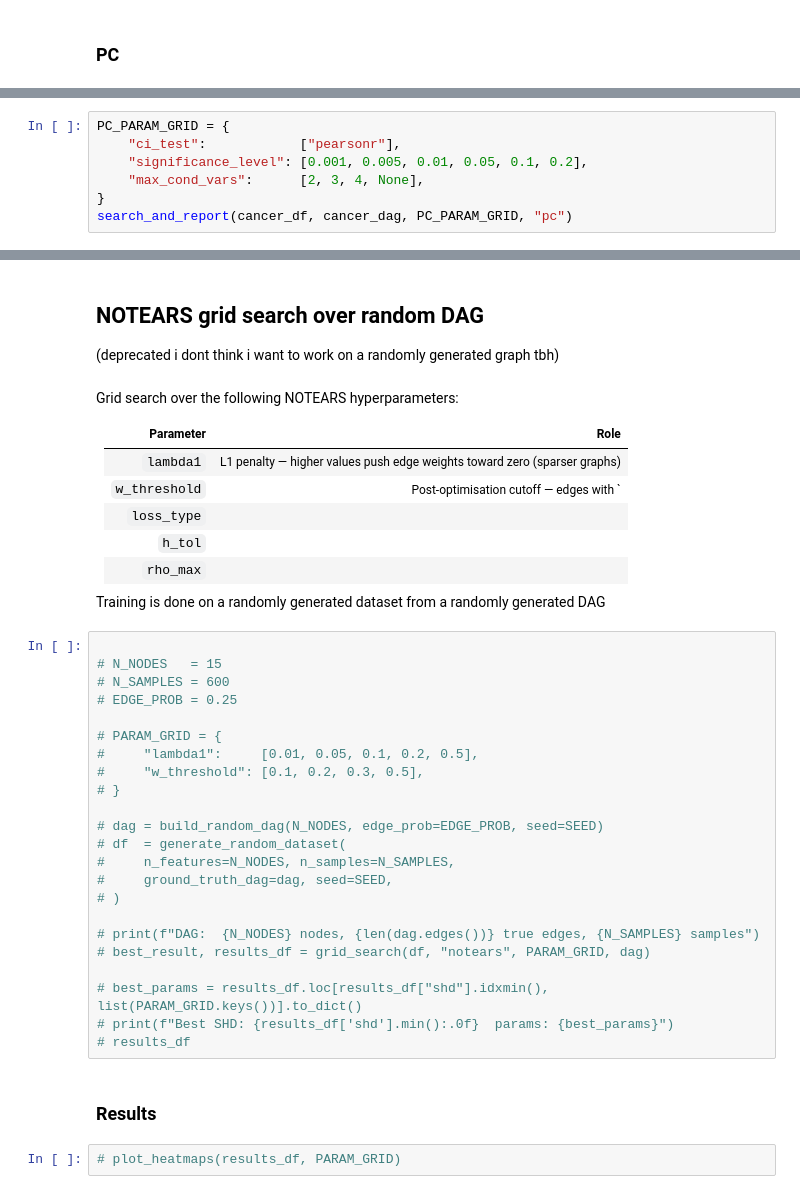
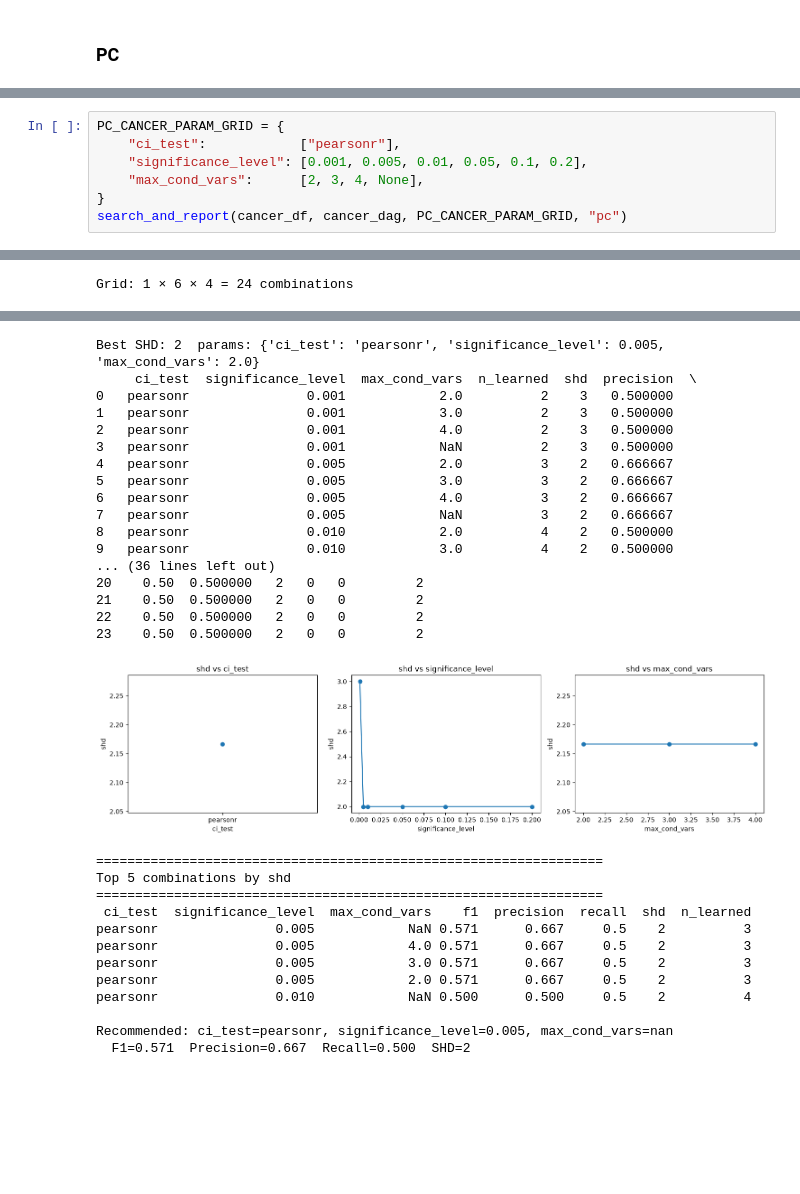
Before and after one commit to Tarekun/bayesian-continuous, a Jupyter notebook: gridsearch.ipynb, the cells around one changed output, grey strips where cells are left out. Cells and saved outputs as stored; diff of their text form; blank space fills up the shorter version.

```diff
--- a/gridsearch.ipynb
+++ b/gridsearch.ipynb
@@ -292,7 +373,8 @@ Grid search over the following PC hyperparameters:
 # %%
-PC_PARAM_GRID = {
+PC_CANCER_PARAM_GRID = {
     "ci_test":            ["pearsonr"],
     "significance_level": [0.001, 0.005, 0.01, 0.05, 0.1, 0.2],
     "max_cond_vars":      [2, 3, 4, None],
 }
-search_and_report(cancer_df, cancer_dag, PC_PARAM_GRID, "pc")
+search_and_report(cancer_df, cancer_dag, PC_CANCER_PARAM_GRID, "pc")
+# %% [output]
@@ -298,0 +382 @@ search_and_report(cancer_df, cancer_dag, PC_PARAM_GRID, "pc")
+Grid: 1 × 6 × 4 = 24 combinations
@@ -299,43 +397,30 @@ search_and_report(cancer_df, cancer_dag, PC_PARAM_GRID, "pc")
+Best SHD: 2  params: {'ci_test': 'pearsonr', 'significance_level': 0.005, 'max_cond_vars': 2.0}
+     ci_test  significance_level  max_cond_vars  n_learned  shd  precision  \
+0   pearsonr               0.001            2.0          2    3   0.500000
+1   pearsonr               0.001            3.0          2    3   0.500000
+2   pearsonr               0.001            4.0          2    3   0.500000
+3   pearsonr               0.001            NaN          2    3   0.500000
+4   pearsonr               0.005            2.0          3    2   0.666667
+5   pearsonr               0.005            3.0          3    2   0.666667
+6   pearsonr               0.005            4.0          3    2   0.666667
+7   pearsonr               0.005            NaN          3    2   0.666667
+8   pearsonr               0.010            2.0          4    2   0.500000
+9   pearsonr               0.010            3.0          4    2   0.500000
+... (36 lines left out)
+20    0.50  0.500000   2   0   0         2
+21    0.50  0.500000   2   0   0         2
+22    0.50  0.500000   2   0   0         2
+23    0.50  0.500000   2   0   0         2
+[figure, added]
+=================================================================
+Top 5 combinations by shd
+=================================================================
+ ci_test  significance_level  max_cond_vars    f1  precision  recall  shd  n_learned
+pearsonr               0.005            NaN 0.571      0.667     0.5    2          3
+pearsonr               0.005            4.0 0.571      0.667     0.5    2          3
+pearsonr               0.005            3.0 0.571      0.667     0.5    2          3
+pearsonr               0.005            2.0 0.571      0.667     0.5    2          3
+pearsonr               0.010            NaN 0.500      0.500     0.5    2          4
+
+Recommended: ci_test=pearsonr, significance_level=0.005, max_cond_vars=nan
+  F1=0.571  Precision=0.667  Recall=0.500  SHD=2
-# %% [markdown]
-## NOTEARS grid search over random DAG
-(deprecated i dont think i want to work on a randomly generated graph tbh)
-# %% [markdown]
-Grid search over the following NOTEARS hyperparameters:
-
-| Parameter | Role |
-|-----------|------|
-| `lambda1` | L1 penalty — higher values push edge weights toward zero (sparser graphs) |
-| `w_threshold` | Post-optimisation cutoff — edges with `|weight| < w_threshold` are pruned |
-| `loss_type` | |
-| `h_tol` | |
-| `rho_max` | |
-
-
-Training is done on a randomly generated dataset from a randomly generated DAG
-# %%
-
-# N_NODES   = 15
-# N_SAMPLES = 600
-# EDGE_PROB = 0.25
-
-# PARAM_GRID = {
-#     "lambda1":     [0.01, 0.05, 0.1, 0.2, 0.5],
-#     "w_threshold": [0.1, 0.2, 0.3, 0.5],
-# }
-
-# dag = build_random_dag(N_NODES, edge_prob=EDGE_PROB, seed=SEED)
-# df  = generate_random_dataset(
-#     n_features=N_NODES, n_samples=N_SAMPLES,
-#     ground_truth_dag=dag, seed=SEED,
-# )
-
-# print(f"DAG:  {N_NODES} nodes, {len(dag.edges())} true edges, {N_SAMPLES} samples")
-# best_result, results_df = grid_search(df, "notears", PARAM_GRID, dag)
-
-# best_params = results_df.loc[results_df["shd"].idxmin(), list(PARAM_GRID.keys())].to_dict()
-# print(f"Best SHD: {results_df['shd'].min():.0f}  params: {best_params}")
-# results_df
-# %% [markdown]
-### Results
-# %%
-# plot_heatmaps(results_df, PARAM_GRID)
```
Also changed, not shown: parts of 25 cells of this notebook, 1 other file.
